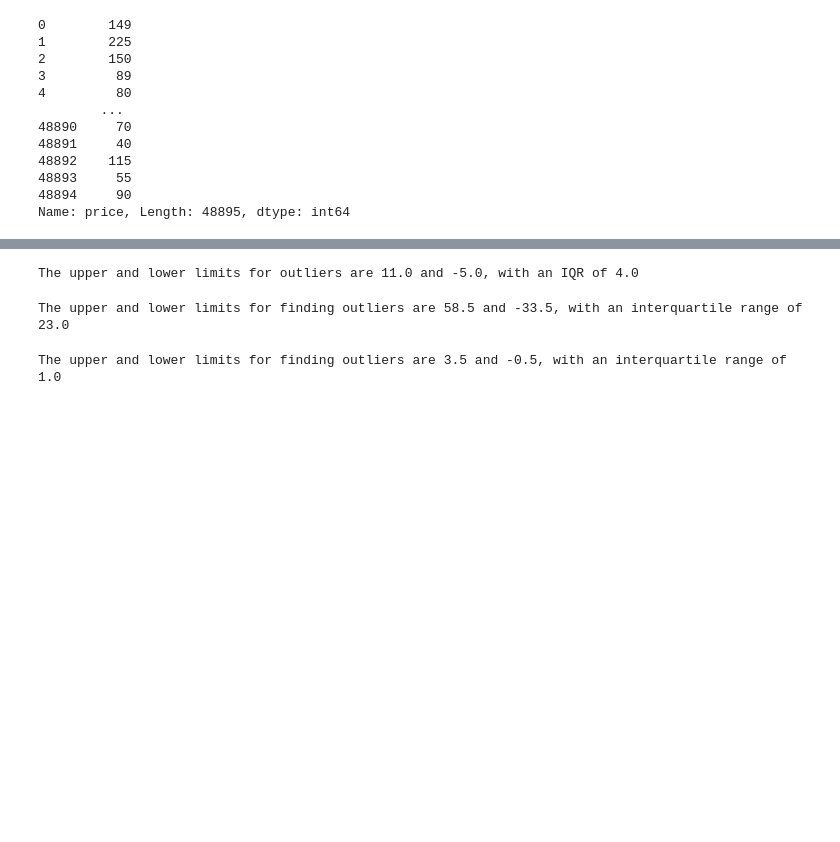
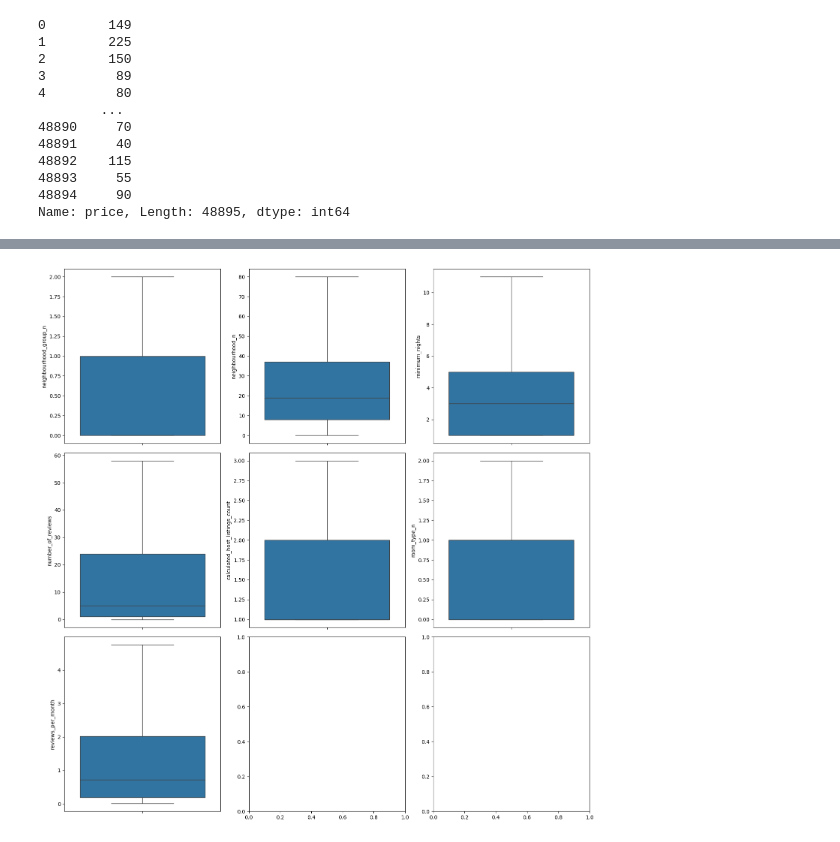
Before and after one commit to 4GeeksAcademy/Kransky85_machine-learning-python-template, a Jupyter notebook: src/explore.ipynb, the cells around one changed output, grey strips where cells are left out. Drawn from its saved outputs; the diff is of its cells as text; code cells hidden in the pictures; blank space fills up the shorter version.

```diff
--- a/src/explore.ipynb
+++ b/src/explore.ipynb
@@ -523,35 +495,0 @@ df = df[df['price'] > 0]
-# %%
-# How about for the minimum nights column
-nights_stats = df["minimum_nights"].describe()
-
-nights_iqr = nights_stats["75%"] - nights_stats["25%"]
-upper_limit = nights_stats["75%"] + 1.5 * nights_iqr
-lower_limit = nights_stats["25%"] - 1.5 * nights_iqr
-
-print(f"The upper and lower limits for outliers are {round(upper_limit, 2)} and {round(lower_limit, 2)}, with an IQR of {round(nights_iqr, 2)}")
-# %% [output]
-The upper and lower limits for outliers are 11.0 and -5.0, with an IQR of 4.0
-# %%
-# Same for # of reviews
-
-review_stats = df["number_of_reviews"].describe()
-
-review_iqr = review_stats["75%"] - review_stats["25%"]
-upper_limit = review_stats["75%"] + 1.5 * review_iqr
-lower_limit = review_stats["25%"] - 1.5 * review_iqr
-
-print(f"The upper and lower limits for finding outliers are {round(upper_limit, 2)} and {round(lower_limit, 2)}, with an interquartile range of {round(review_iqr, 2)}")
-# %% [output]
-The upper and lower limits for finding outliers are 58.5 and -33.5, with an interquartile range of 23.0
-# %%
-# Also for the host listings count
-hostlist_stats = df["calculated_host_listings_count"].describe()
-
-hostlist_iqr = hostlist_stats["75%"] - hostlist_stats["25%"]
-
-upper_limit = hostlist_stats["75%"] + 1.5 * hostlist_iqr
-lower_limit = hostlist_stats["25%"] - 1.5 * hostlist_iqr
-
-print(f"The upper and lower limits for finding outliers are {round(upper_limit, 2)} and {round(lower_limit, 2)}, with an interquartile range of {round(hostlist_iqr, 2)}")
-# %% [output]
-The upper and lower limits for finding outliers are 3.5 and -0.5, with an interquartile range of 1.0
@@ -560,0 +496,45 @@ df = df[df["calculated_host_listings_count"] > 4]
+# %%
+def replace_outliers(x_train, x_test):
+    columns = x_train.columns
+
+    # This loop will replace outliers for each column
+    for column in columns:
+        # Calculate Q_25 and Q_75 for the column using the data from the x_train set
+        Q_25 = x_train[column].quantile(0.25)
+        Q_75 = x_train[column].quantile(0.75)
+
+        # Calculate the IQR
+        IQR = Q_75 - Q_25
+
+        # Calculate the upper and lower limit
+        upper_limit = Q_75 + 1.5*IQR
+        lower_limit = Q_25 - 1.5*IQR
+
+        # Replace the outliers that are below the lower limit with the Q_25 value for both the training and test sets
+        x_train.loc[x_train[column] < lower_limit, column] = Q_25
+        x_test.loc[x_test[column] < lower_limit, column] = Q_25
+
+        # Replace the outliers that are above the upper limit with the Q_75 value for both the training and test sets
+        x_train.loc[x_train[column] > upper_limit, column] = Q_75
+        x_test.loc[x_test[column] > upper_limit, column] = Q_75
+
+    return x_train, x_test
+# %%
+X_train, X_test = replace_outliers(X_train, X_test)
+# %%
+# To remove the fliers (the circles potentially pointing towards outliers in our previous boxplots), we can now take a look at our X_train boxplots.
+
+fig, axes = plt.subplots(3, 3, figsize = (15, 15))
+
+sns.boxplot(ax = axes[0, 0], data = X_train, y = "neighbourhood_group_n")
+sns.boxplot(ax = axes[0, 1], data = X_train, y = "neighbourhood_n")
+sns.boxplot(ax = axes[0, 2], data = X_train, y = "minimum_nights")
+sns.boxplot(ax = axes[2, 0], data = X_train, y = "reviews_per_month")
+sns.boxplot(ax = axes[1, 0], data = X_train, y = "number_of_reviews")
+sns.boxplot(ax = axes[1, 1], data = X_train, y = "calculated_host_listings_count")
+sns.boxplot(ax = axes[1, 2], data = X_train, y = "room_type_n")
+
+plt.tight_layout()
+plt.show()
+# %% [output]
+[figure, added]
```
Also changed, not shown: parts of 24 cells of this notebook.
